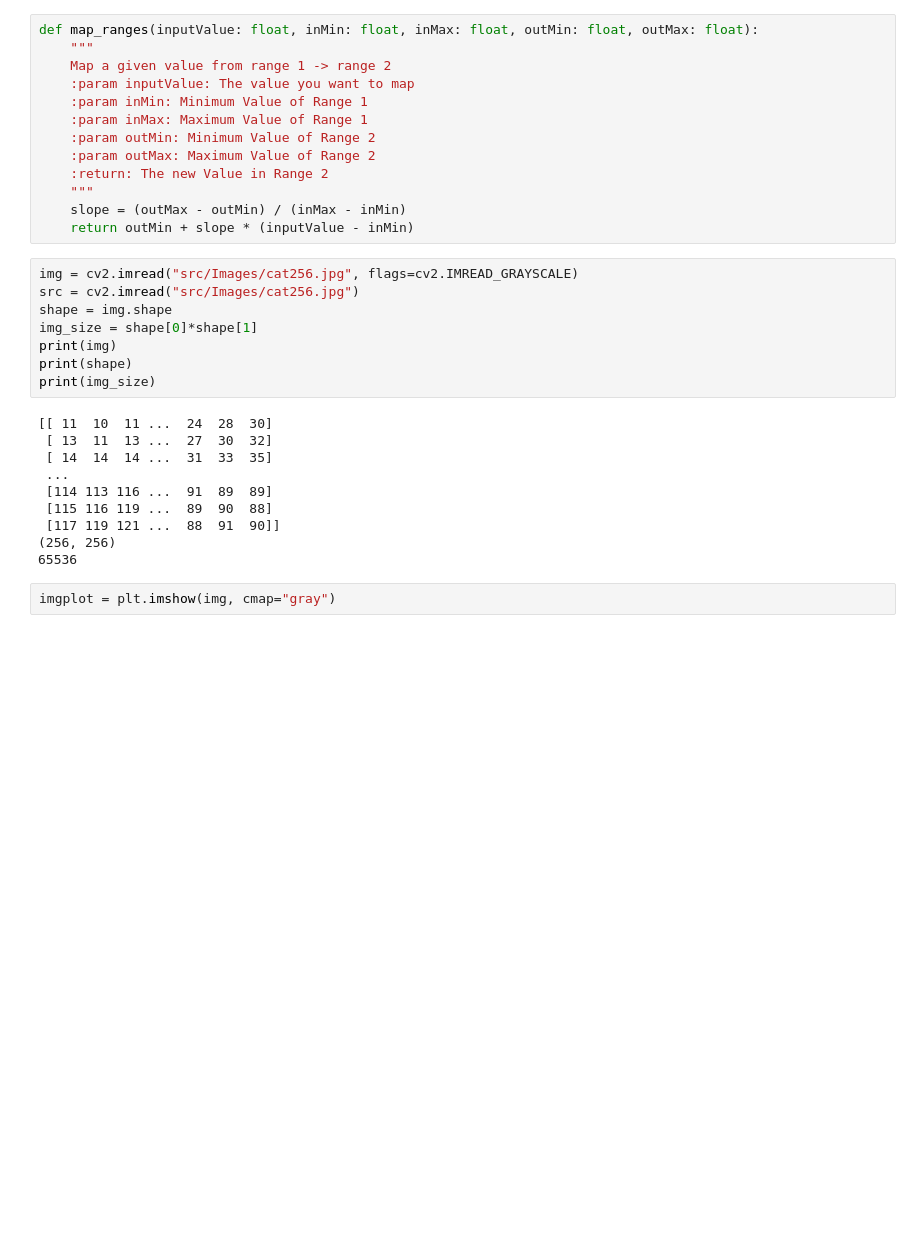
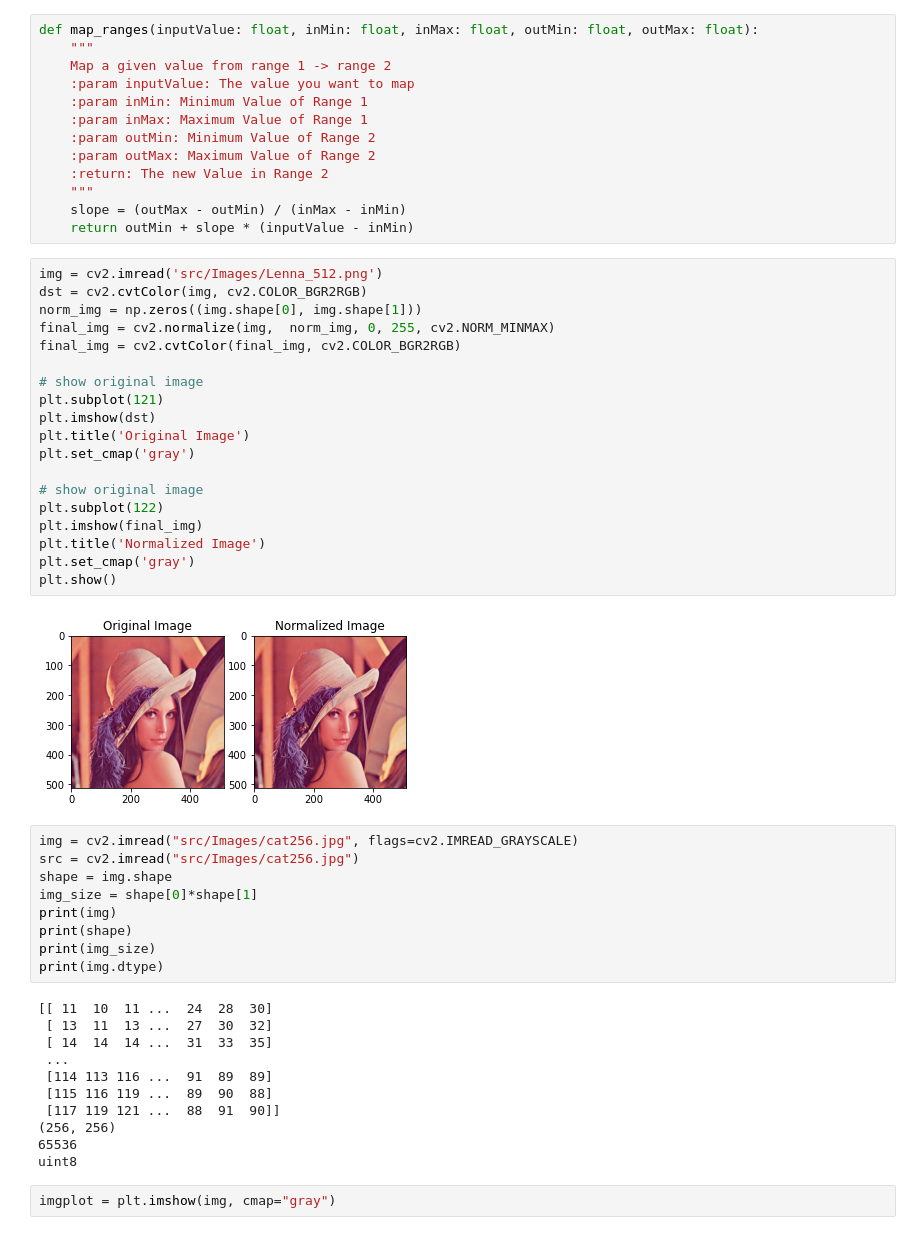
Before and after one commit to r-CV-Tasks/Image-filtering-edgeDetection-processing, a Jupyter notebook: playground.ipynb, the cells around one changed output. Saved outputs shown, nothing was run; the diff lists cells and outputs as text; blank space fills up the shorter version.

```diff
--- a/playground.ipynb
+++ b/playground.ipynb
@@ -16,6 +16,27 @@ def map_ranges(inputValue: float, inMin: float, inMax: float, outMin: float, out
     """
     slope = (outMax - outMin) / (inMax - inMin)
     return outMin + slope * (inputValue - inMin)
+# %%
+img = cv2.imread('src/Images/Lenna_512.png')
+dst = cv2.cvtColor(img, cv2.COLOR_BGR2RGB)
+norm_img = np.zeros((img.shape[0], img.shape[1]))
+final_img = cv2.normalize(img,  norm_img, 0, 255, cv2.NORM_MINMAX)
+final_img = cv2.cvtColor(final_img, cv2.COLOR_BGR2RGB)
+
+# show original image
+plt.subplot(121)
+plt.imshow(dst)
+plt.title('Original Image')
+plt.set_cmap('gray')
+
+# show original image
+plt.subplot(122)
+plt.imshow(final_img)
+plt.title('Normalized Image')
+plt.set_cmap('gray')
+plt.show()
+# %% [output]
+[figure, added]
 # %%
 img = cv2.imread("src/Images/cat256.jpg", flags=cv2.IMREAD_GRAYSCALE)
 src = cv2.imread("src/Images/cat256.jpg")
@@ -24,6 +45,7 @@ img_size = shape[0]*shape[1]
 print(img)
 print(shape)
 print(img_size)
+print(img.dtype)
 # %% [output]
 [[ 11  10  11 ...  24  28  30]
  [ 13  11  13 ...  27  30  32]
@@ -34,6 +56,7 @@ print(img_size)
  [117 119 121 ...  88  91  90]]
 (256, 256)
 65536
+uint8
 # %%
 imgplot = plt.imshow(img, cmap="gray")
 # %% [output]
```
Also changed, not shown: parts of 11 cells of this notebook.
